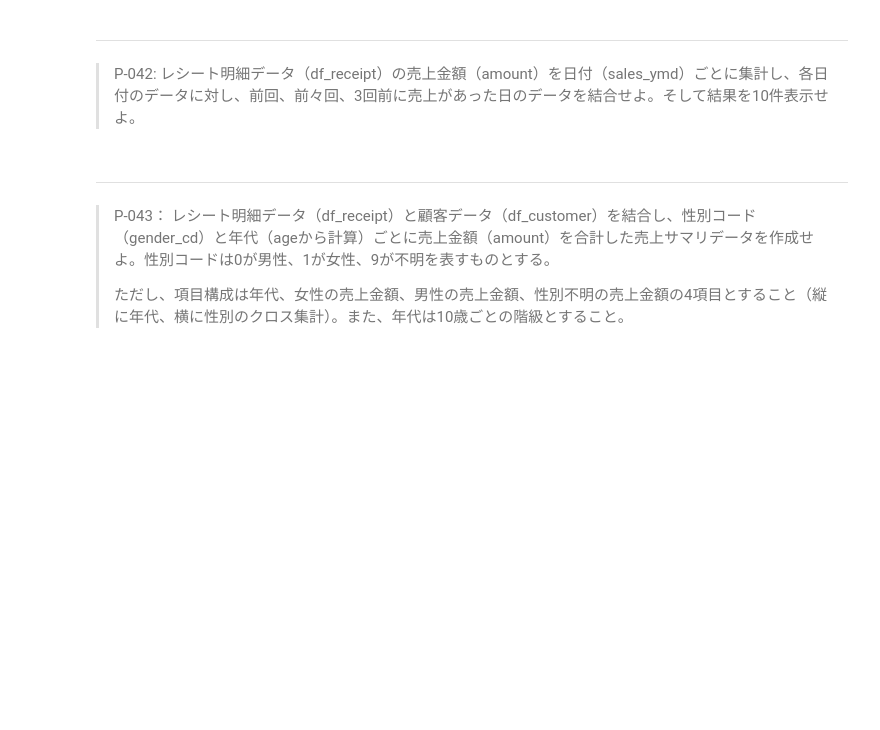
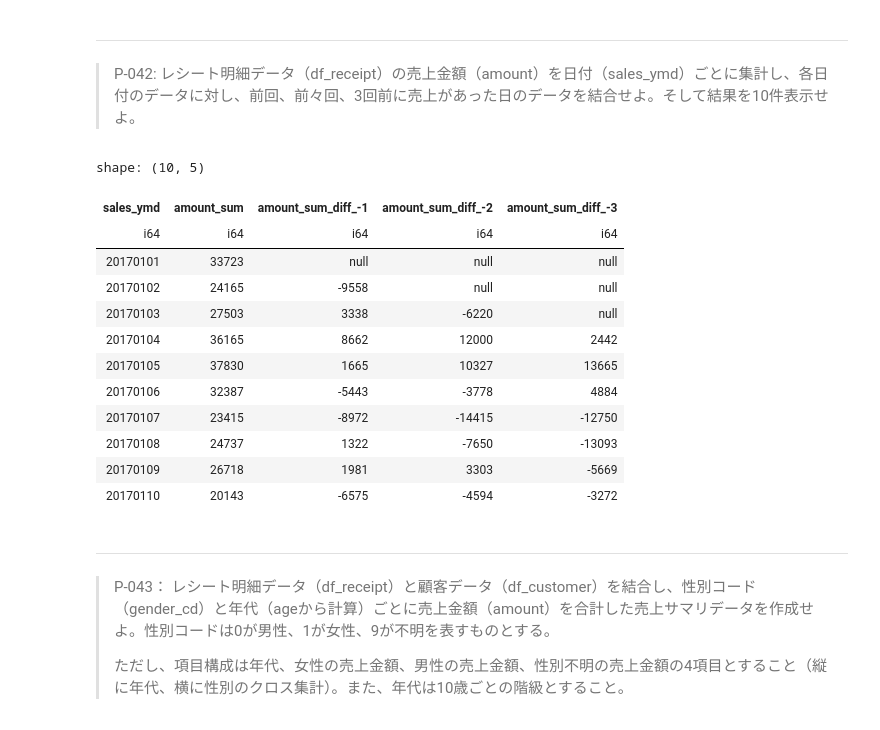
Before and after one commit to nattsubac/100knock, a Jupyter notebook: notebooks/preprocess_knock_Polars.ipynb, the cells around one changed output. Drawn from its saved outputs; the diff is of its cells as text; code cells hidden in the pictures; blank space fills up the shorter version.

```diff
--- a/notebooks/preprocess_knock_Polars.ipynb
+++ b/notebooks/preprocess_knock_Polars.ipynb
@@ -348,6 +499,23 @@ df_receipt.join(
 # %% [markdown]
 ---
 > P-042: レシート明細データ（df_receipt）の売上金額（amount）を日付（sales_ymd）ごとに集計し、各日付のデータに対し、前回、前々回、3回前に売上があった日のデータを結合せよ。そして結果を10件表示せよ。
+# %%
+df_daily = df_receipt.group_by('sales_ymd').agg(pl.col('amount').sum().alias('amount_sum')).sort('sales_ymd')
+df_daily.with_columns(pl.col('amount_sum').diff(1).alias('amount_sum_diff_-1'),pl.col('amount_sum').diff(2).alias('amount_sum_diff_-2'), pl.col('amount_sum').diff(3).alias('amount_sum_diff_-3')).head(10)
+# %% [output]
+shape: (10, 5)
+| sales_ymd | amount_sum | amount_sum_diff_-1 | amount_sum_diff_-2 | amount_sum_diff_-3 |
+| i64 | i64 | i64 | i64 | i64 |
+| 20170101 | 33723 | null | null | null |
+| 20170102 | 24165 | -9558 | null | null |
+| 20170103 | 27503 | 3338 | -6220 | null |
+| 20170104 | 36165 | 8662 | 12000 | 2442 |
+| 20170105 | 37830 | 1665 | 10327 | 13665 |
+| 20170106 | 32387 | -5443 | -3778 | 4884 |
+| 20170107 | 23415 | -8972 | -14415 | -12750 |
+| 20170108 | 24737 | 1322 | -7650 | -13093 |
+| 20170109 | 26718 | 1981 | 3303 | -5669 |
+| 20170110 | 20143 | -6575 | -4594 | -3272 |
 # %% [markdown]
 ---
 > P-043： レシート明細データ（df_receipt）と顧客データ（df_customer）を結合し、性別コード（gender_cd）と年代（ageから計算）ごとに売上金額（amount）を合計した売上サマリデータを作成せよ。性別コードは0が男性、1が女性、9が不明を表すものとする。
```
Also changed, not shown: parts of 20 cells of this notebook.
